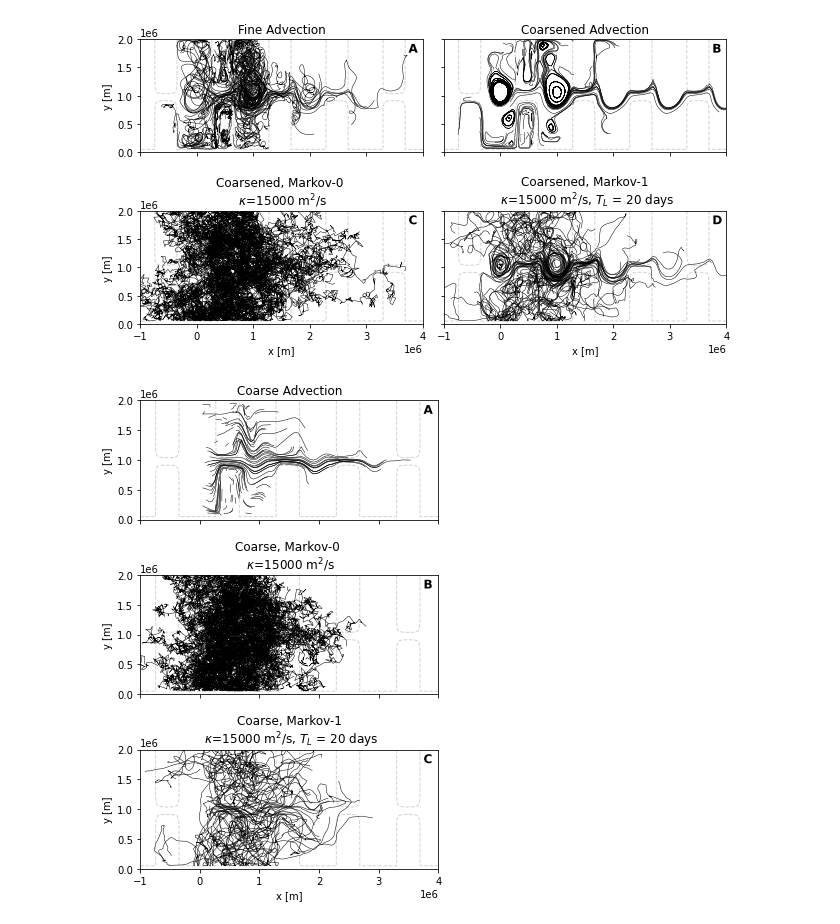
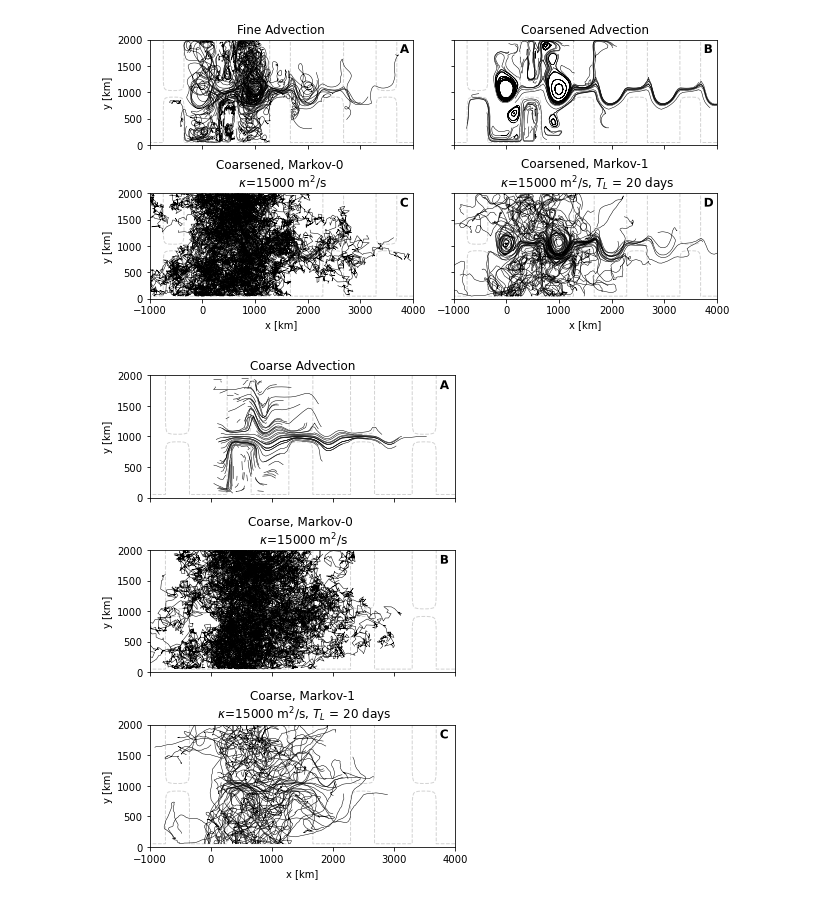
Before and after one commit to daanreijnders/isoneutral-dispersion, a Jupyter notebook: visualization/ACC_trajectories_plot.ipynb, the cells around one changed output. Cells and saved outputs as stored; diff of their text form; code cells hidden in the pictures.

```diff
--- a/visualization/ACC_trajectories_plot.ipynb
+++ b/visualization/ACC_trajectories_plot.ipynb
@@ -35,13 +35,13 @@ traj_coarse_markov1 = xr.open_dataset(trajdir + "absolute_dispersion_ACC_ridge_c
 traj_coarsened_markov1 = xr.open_dataset(trajdir + "absolute_dispersion_ACC_ridge_coarsened_180d_Markov1_K15000_dt40m.nc", decode_times=False)
 traj_coarsened_Redi = xr.open_dataset(trajdir + "absolute_dispersion_ACC_ridge_coarsened_180d_EM_Redi_smallslope_K15000_dt40m.nc", decode_times=False)
 # %%
-fig, ax = plt.subplots(ncols=2, nrows=2, figsize=(9,5))
+fig, ax = plt.subplots(ncols=2, nrows=2, figsize=(9,4.5))
 rng = np.random.default_rng(1636)
 randomSlice = rng.integers(0, traj_fine.traj.shape[0], 100)
 
 traj_fine_sub = traj_fine.isel(traj=randomSlice)
-ax[0,0].plot((traj_fine_sub.lon + traj_fine_sub.lon_adjustment).T,
-             traj_fine_sub.lat.T,
+ax[0,0].plot((1/1000*(traj_fine_sub.lon + traj_fine_sub.lon_adjustment).T),
+              1/1000*(traj_fine_sub.lat.T),
              color = 'black',
              linewidth = 0.5);
 ax[0,0].set_title("Fine Advection")
@@ -50,8 +50,8 @@ A_label.set_path_effects([path_effects.Stroke(linewidth=2, foreground='white'),
                        path_effects.Normal()])
 
 traj_coarsened_sub = traj_coarsened.isel(traj=randomSlice)
-ax[0,1].plot((traj_coarsened_sub.lon + traj_coarsened_sub.lon_adjustment).T,
-             traj_coarsened_sub.lat.T,
+ax[0,1].plot((1/1000*(traj_coarsened_sub.lon + traj_coarsened_sub.lon_adjustment).T),
+              1/1000*(traj_coarsened_sub.lat.T),
              color = 'black',
              linewidth = 0.5);
 ax[0,1].set_title("Coarsened Advection")
@@ -62,58 +62,58 @@ B_label.set_path_effects([path_effects.Stroke(linewidth=2, foreground='white'),
 
 
 traj_coarsened_Redi_sub = traj_coarsened_Redi.isel(traj=randomSlice)
-ax[1,0].plot((traj_coarsened_Redi_sub.lon + traj_coarsened_Redi_sub.lon_adjustment).T,
-             traj_coarsened_Redi_sub.lat.T,
+ax[1,0].plot((1/1000*(traj_coarsened_Redi_sub.lon + traj_coarsened_Redi_sub.lon_adjustment).T),
+              1/1000*(traj_coarsened_Redi_sub.lat.T),
              color = 'black',
              linewidth = 0.5);
 ax[1,0].set_title("Coarsened, Markov-0 \n "+r"$\kappa$=15000 m$^2$/s")
 C_label = ax[1,0].text(0.95, 0.97, 'C', va='top', fontsize='large', weight='heavy', transform = ax[1,0].transAxes)
 C_label.set_path_effects([path_effects.Stroke(linewidth=2, foreground='white'),
                        path_effects.Normal()])
 
 traj_coarsened_markov1_sub = traj_coarsened_markov1.isel(traj=randomSlice)
-ax[1,1].plot((traj_coarsened_markov1_sub.lon + traj_coarsened_markov1_sub.lon_adjustment).T,
-             traj_coarsened_markov1_sub.lat.T,
+ax[1,1].plot((1/1000*(traj_coarsened_markov1_sub.lon + traj_coarsened_markov1_sub.lon_adjustment).T),
+              1/1000*(traj_coarsened_markov1_sub.lat.T),
              color = 'black',
              linewidth = 0.5);
 ax[1,1].set_title("Coarsened, Markov-1\n "+r"$\kappa$=15000 m$^2$/s, $T_L$ = 20 days")
 D_label = ax[1,1].text(0.95, 0.97, 'D', va='top', fontsize='large', weight='heavy', transform = ax[1,1].transAxes)
 D_label.set_path_effects([path_effects.Stroke(linewidth=2, foreground='white'),
                        path_effects.Normal()])
 
 for i in range(2):
     for j in range(2):
-        ax[i,j].contour(np.linspace(-1e6, 4e6, 100),
-            np.linspace(0, 2e6, 40),
-            np.tile(topography_coarse, 5),
-            levels=[-3900],
-            colors=['lightgrey'],
-            linestyles='dashed',
-            linewidths=1,
-            zorder=-1)
-        ax[i,j].set_xlim(-1e6, 4e6)
-        ax[i,j].set_ylim(0, 2e6)
+        ax[i,j].contour(np.linspace(-1000, 4000, 100),
+                        np.linspace(0, 2000, 40),
+                        np.tile(topography_coarse, 5),
+                        levels=[-3900],
+                        colors=['lightgrey'],
+                        linestyles='dashed',
+                        linewidths=1,
+                        zorder=-1)
+        ax[i,j].set_xlim(-1000, 4000)
+        ax[i,j].set_ylim(0, 2000)
         ax[i,j].set_aspect(1)
         if j > 0:
             ax[i,j].set_yticklabels([])
         else:
-            ax[i,j].set_ylabel("y [m]")
+            ax[i,j].set_ylabel("y [km]")
         if i < 1:
             ax[i,j].set_xticklabels([])
         else:
-            ax[i,j].set_xlabel("x [m]")
+            ax[i,j].set_xlabel("x [km]")
 plt.tight_layout()
 plt.savefig("out/sample_trajectories_coarsened.png", dpi=600, bbox_inches='tight')
 # %% [output]
-[figure, old version]
+[figure, new version]
 # %%
-fig, ax = plt.subplots(ncols=1, nrows=3, figsize=(5,7.5))
+fig, ax = plt.subplots(ncols=1, nrows=3, figsize=(5.5,7.5))
 rng = np.random.default_rng(1636)
 randomSlice = rng.integers(0, traj_fine.traj.shape[0], 100)
 
 traj_coarse_sub = traj_coarse.isel(traj=randomSlice)
-ax[0].plot((traj_coarse_sub.lon + traj_coarse_sub.lon_adjustment).T,
-             traj_coarse_sub.lat.T,
+ax[0].plot((1/1000*(traj_coarse_sub.lon + traj_coarse_sub.lon_adjustment).T),
+             1/1000*(traj_coarse_sub.lat.T),
              color = 'black',
              linewidth = 0.5);
 ax[0].set_title("Coarse Advection")
@@ -122,8 +122,8 @@ A_label.set_path_effects([path_effects.Stroke(linewidth=2, foreground='white'),
                        path_effects.Normal()])
 
 traj_coarse_Redi_sub = traj_coarse_Redi.isel(traj=randomSlice)
-ax[1].plot((traj_coarse_Redi_sub.lon + traj_coarse_Redi_sub.lon_adjustment).T,
-             traj_coarse_Redi_sub.lat.T,
+ax[1].plot((1/1000*(traj_coarse_Redi_sub.lon + traj_coarse_Redi_sub.lon_adjustment).T),
+             1/1000*(traj_coarse_Redi_sub.lat.T),
              color = 'black',
              linewidth = 0.5);
 ax[1].set_title("Coarse, Markov-0 \n "+r"$\kappa$=15000 m$^2$/s")
@@ -132,8 +132,8 @@ B_label.set_path_effects([path_effects.Stroke(linewidth=2, foreground='white'),
                        path_effects.Normal()])
 
 traj_coarse_markov1_sub = traj_coarse_markov1.isel(traj=randomSlice)
-ax[2].plot((traj_coarse_markov1_sub.lon + traj_coarse_markov1_sub.lon_adjustment).T,
-             traj_coarse_markov1_sub.lat.T,
+ax[2].plot((1/1000*(traj_coarse_markov1_sub.lon + traj_coarse_markov1_sub.lon_adjustment).T),
+             1/1000*(traj_coarse_markov1_sub.lat.T),
              color = 'black',
              linewidth = 0.5);
 ax[2].set_title("Coarse, Markov-1\n "+r"$\kappa$=15000 m$^2$/s, $T_L$ = 20 days")
@@ -142,23 +142,23 @@ C_label.set_path_effects([path_effects.Stroke(linewidth=2, foreground='white'),
                        path_effects.Normal()])
 
 for i in range(3):
-    ax[i].contour(np.linspace(-1e6, 4e6, 100),
-                np.linspace(0, 2e6, 40),
+    ax[i].contour(np.linspace(-1000, 4000, 100),
+                np.linspace(0, 2000, 40),
                 np.tile(topography_coarse, 5),
                 levels=[-3900],
                 colors=['lightgrey'],
                 linestyles='dashed',
                 linewidths=1,
                 zorder=-1)
-    ax[i].set_xlim(-1e6, 4e6)
-    ax[i].set_ylim(0, 2e6)
+    ax[i].set_xlim(-1000, 4000)
+    ax[i].set_ylim(0, 2000)
     ax[i].set_aspect(1)
-    ax[i].set_ylabel("y [m]")
+    ax[i].set_ylabel("y [km]")
     if i < 2:
         ax[i].set_xticklabels([])
     else:
-        ax[i].set_xlabel("x [m]")
+        ax[i].set_xlabel("x [km]")
 plt.tight_layout()
 plt.savefig("out/sample_trajectories_coarse.png", dpi=600, bbox_inches='tight')
 # %% [output]
-[figure, old version]
+[figure, new version]
```
Also changed, not shown: 37 other files.
